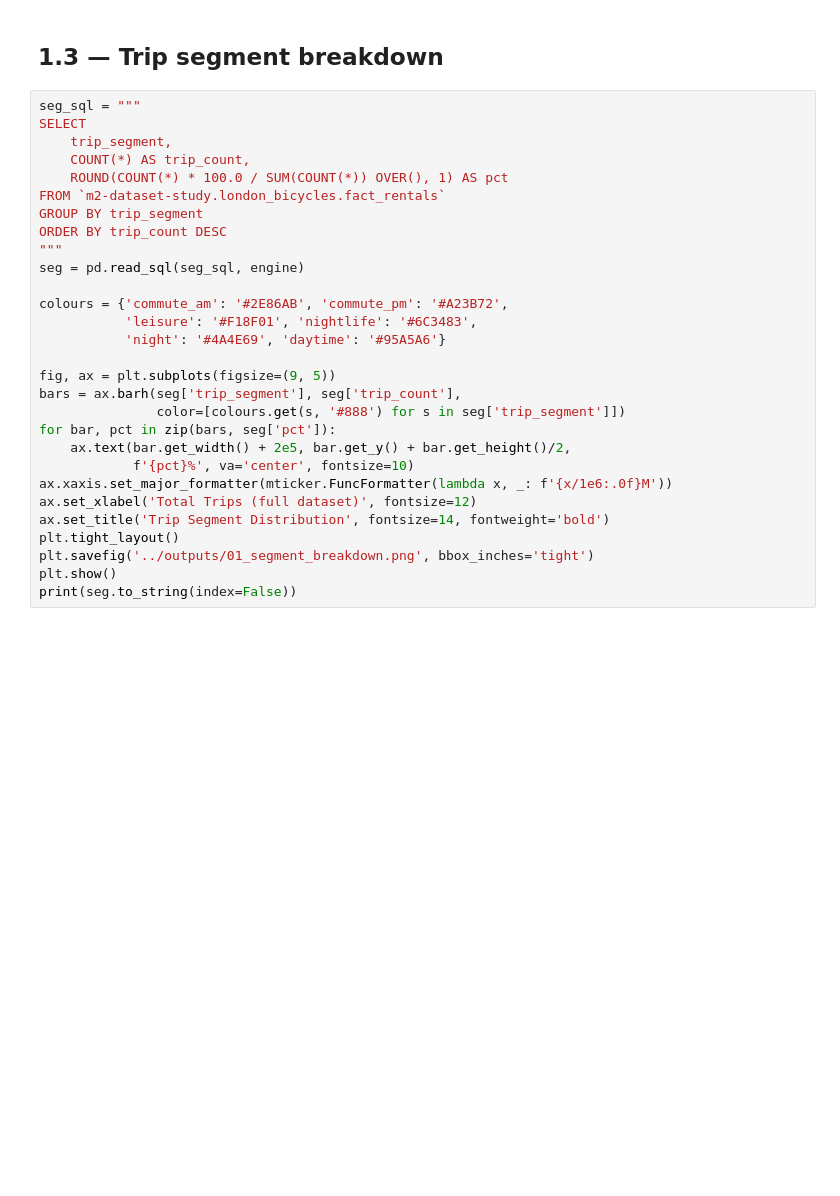
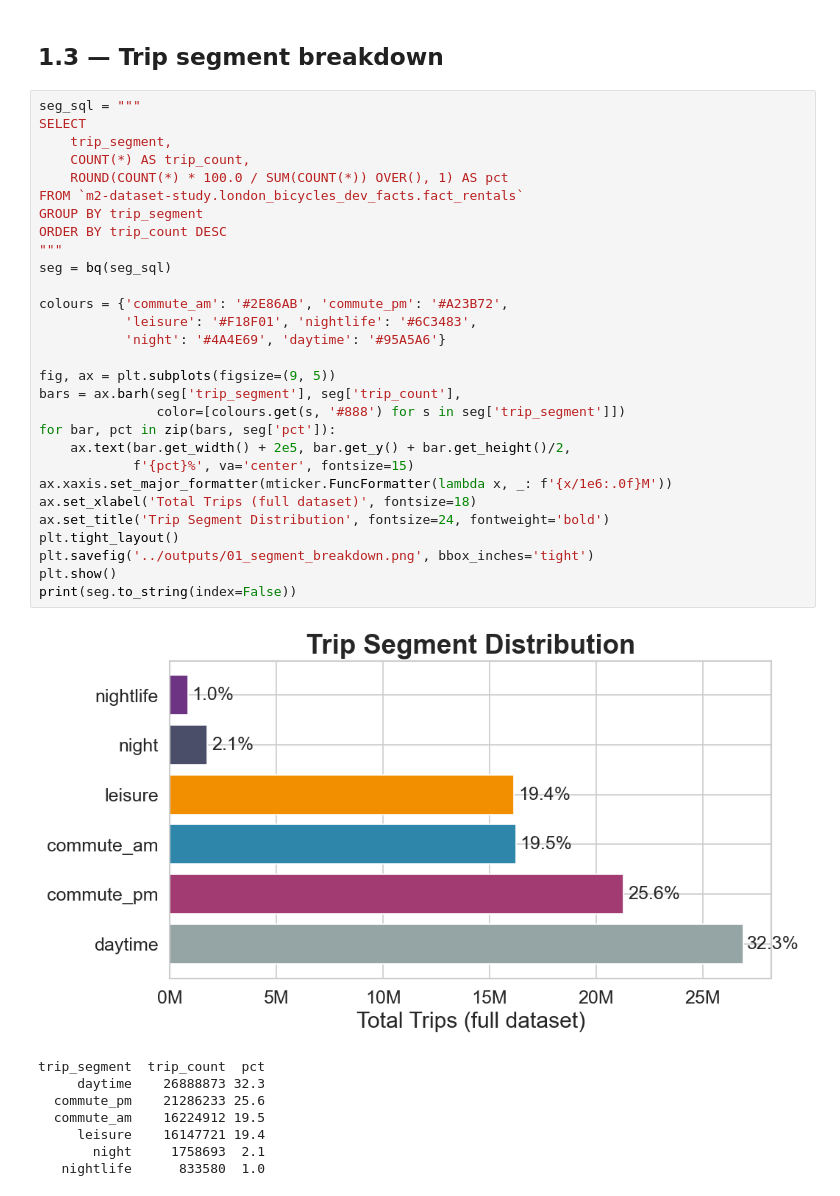
Before and after one commit to cheauyuin/m2-project-v2, a Jupyter notebook: notebooks/01_demand_patterns.ipynb, the cells around one changed output. Drawn from its saved outputs; the diff is of its cells as text; blank space fills up the shorter version.

```diff
--- a/notebooks/01_demand_patterns.ipynb
+++ b/notebooks/01_demand_patterns.ipynb
@@ -80,29 +96,38 @@ plt.show()
 # %%
 seg_sql = """
 SELECT
     trip_segment,
     COUNT(*) AS trip_count,
     ROUND(COUNT(*) * 100.0 / SUM(COUNT(*)) OVER(), 1) AS pct
-FROM `m2-dataset-study.london_bicycles.fact_rentals`
+FROM `m2-dataset-study.london_bicycles_dev_facts.fact_rentals`
 GROUP BY trip_segment
 ORDER BY trip_count DESC
 """
-seg = pd.read_sql(seg_sql, engine)
+seg = bq(seg_sql)
 
 colours = {'commute_am': '#2E86AB', 'commute_pm': '#A23B72',
            'leisure': '#F18F01', 'nightlife': '#6C3483',
            'night': '#4A4E69', 'daytime': '#95A5A6'}
 
 fig, ax = plt.subplots(figsize=(9, 5))
 bars = ax.barh(seg['trip_segment'], seg['trip_count'],
                color=[colours.get(s, '#888') for s in seg['trip_segment']])
 for bar, pct in zip(bars, seg['pct']):
     ax.text(bar.get_width() + 2e5, bar.get_y() + bar.get_height()/2,
-            f'{pct}%', va='center', fontsize=10)
+            f'{pct}%', va='center', fontsize=15)
 ax.xaxis.set_major_formatter(mticker.FuncFormatter(lambda x, _: f'{x/1e6:.0f}M'))
-ax.set_xlabel('Total Trips (full dataset)', fontsize=12)
-ax.set_title('Trip Segment Distribution', fontsize=14, fontweight='bold')
+ax.set_xlabel('Total Trips (full dataset)', fontsize=18)
+ax.set_title('Trip Segment Distribution', fontsize=24, fontweight='bold')
 plt.tight_layout()
 plt.savefig('../outputs/01_segment_breakdown.png', bbox_inches='tight')
 plt.show()
 print(seg.to_string(index=False))
+# %% [output]
+[figure, added]
+trip_segment  trip_count  pct
+     daytime    26888873 32.3
+  commute_pm    21286233 25.6
+  commute_am    16224912 19.5
+     leisure    16147721 19.4
+       night     1758693  2.1
+   nightlife      833580  1.0
```
Also changed, not shown: parts of 4 cells of this notebook, 17 other files.
